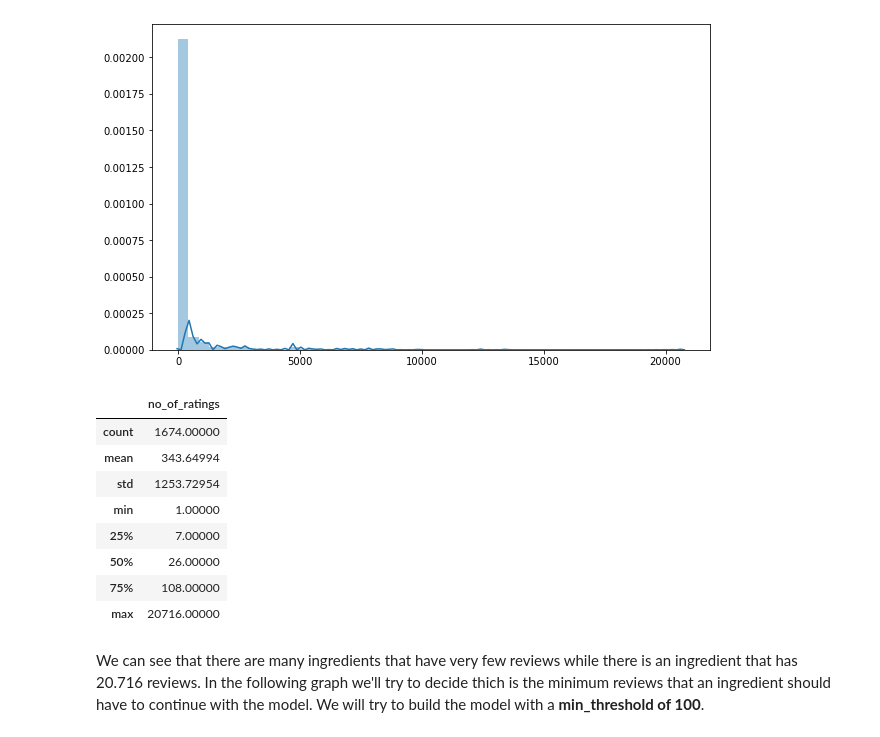
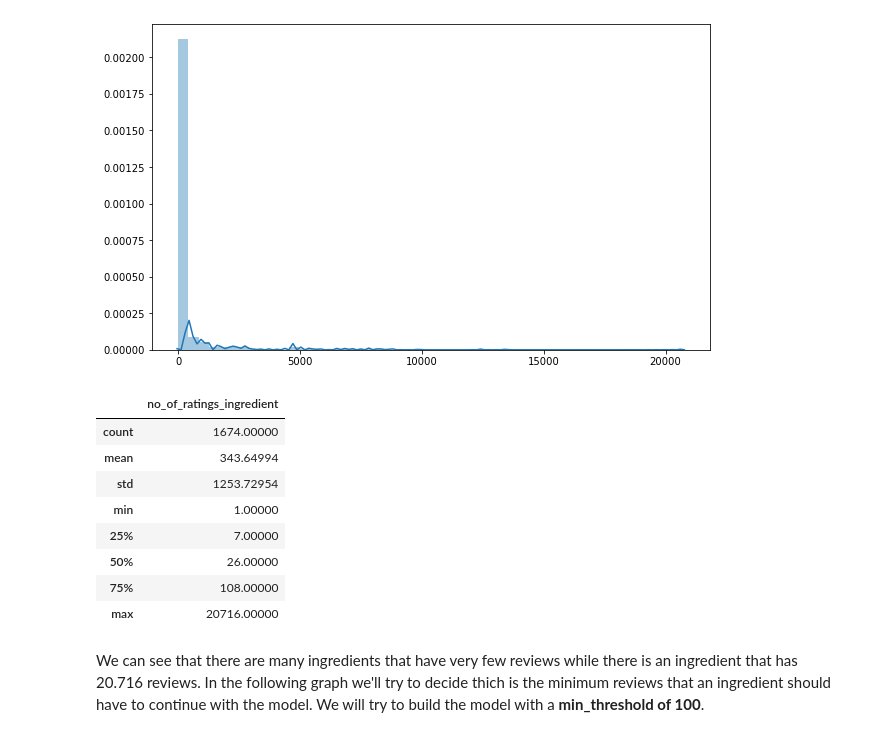
Before and after one commit to pepenunez/final-project, a Jupyter notebook: 02_modeling-ingredients.ipynb, the cells around one changed output. Drawn from its saved outputs; the diff is of its cells as text; code cells hidden in the pictures.

```diff
--- a/02_modeling-ingredients.ipynb
+++ b/02_modeling-ingredients.ipynb
@@ -75,7 +75,7 @@ Dataset design:
 4. Fitler
 # %%
 # Count number of ratings
-no_of_ratings = (subset
-                 .groupby("ingredients", as_index=True)
-                 .agg({"user_id": "count"})
-                 .rename(columns={"user_id": "no_of_ratings"}))
+no_of_ratings_ingredient = (subset
+                            .groupby("ingredients", as_index=True)
+                            .agg({"user_id": "count"})
+                            .rename(columns={"user_id": "no_of_ratings_ingredient"}))
@@ -103,9 +103,9 @@ sns.distplot(no_of_ratings);
 # %% [output]
 [figure]
 # %%
-no_of_ratings.describe()
+no_of_ratings_ingredient.describe()
 # %% [output]
-|  | no_of_ratings |
+|  | no_of_ratings_ingredient |
 | count | 1674.00000 |
 | mean | 343.64994 |
 | std | 1253.72954 |
```
Also changed, not shown: parts of 31 cells of this notebook.
